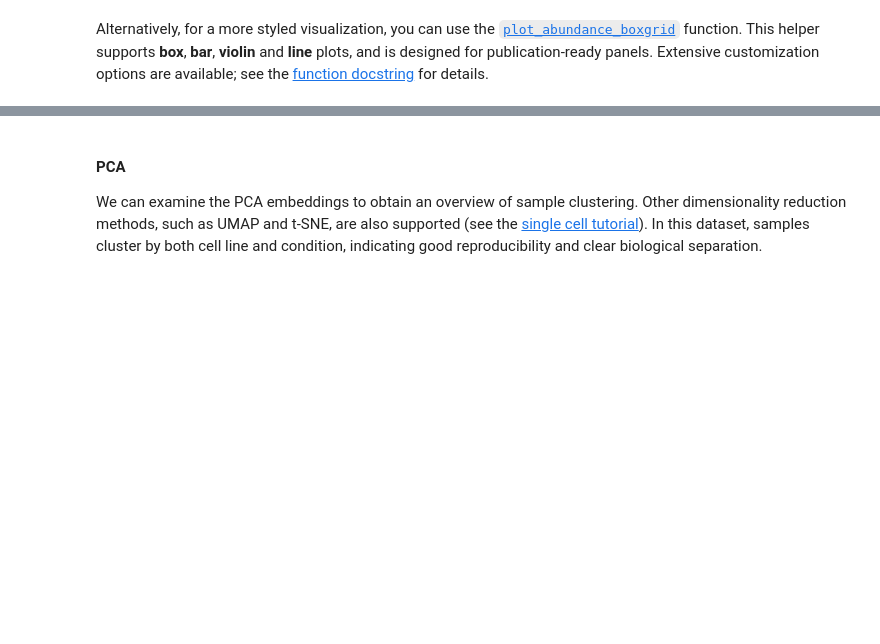
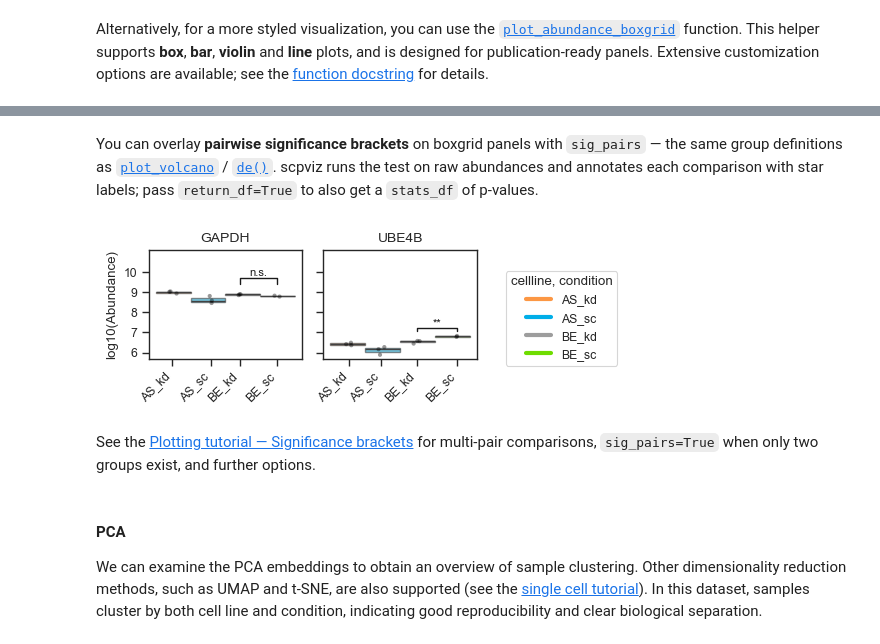
Before and after one commit to gnaprs/scpviz, a Jupyter notebook: docs/tutorials/quickstart.ipynb, the cells around one changed output, grey strips where cells are left out. Saved outputs shown, nothing was run; the diff lists cells and outputs as text; code cells hidden in the pictures; blank space fills up the shorter version.

```diff
--- a/docs/tutorials/quickstart.ipynb
+++ b/docs/tutorials/quickstart.ipynb
@@ -202,4 +202,22 @@ plt.show()
 [figure]
+# %% [markdown]
+You can overlay **pairwise significance brackets** on boxgrid panels with `sig_pairs` — the same group definitions as [`plot_volcano`](https://gnaprs.github.io/scpviz/reference/plotting/#src.scpviz.plotting.plot_volcano) / [`de()`](https://gnaprs.github.io/scpviz/reference/pAnnData/analysis_mixin/#src.scpviz.pAnnData.pAnnData.de). scpviz runs the test on raw abundances and annotates each comparison with star labels; pass `return_df=True` to also get a `stats_df` of p-values.
+# %%
+fig, axes, df, stats = pdata_filtered.plot_abundance_boxgrid(
+    namelist=["GAPDH", "UBE4B"],
+    classes=["cellline", "condition"],
+    log_scale=True,
+    sig_pairs=[
+        ({"cellline": "BE", "condition": "sc"}, {"cellline": "BE", "condition": "kd"}),
+    ],
+    sig_kwargs={"fontsize": 8},
+    return_df=True,
+)
+plt.show()
+# %% [output]
+[figure, added]
+# %% [markdown]
+See the [Plotting tutorial — Significance brackets](plotting.md#significance-brackets) for multi-pair comparisons, `sig_pairs=True` when only two groups exist, and further options.
 # %% [markdown]
 #### PCA
 We can examine the PCA embeddings to obtain an overview of sample clustering. Other dimensionality reduction methods, such as UMAP and t-SNE, are also supported (see the [single cell tutorial](single_cell.md)). In this dataset, samples cluster by both cell line and condition, indicating good reproducibility and clear biological separation.
```
Also changed, not shown: parts of 2 cells of this notebook, 11 other files.
